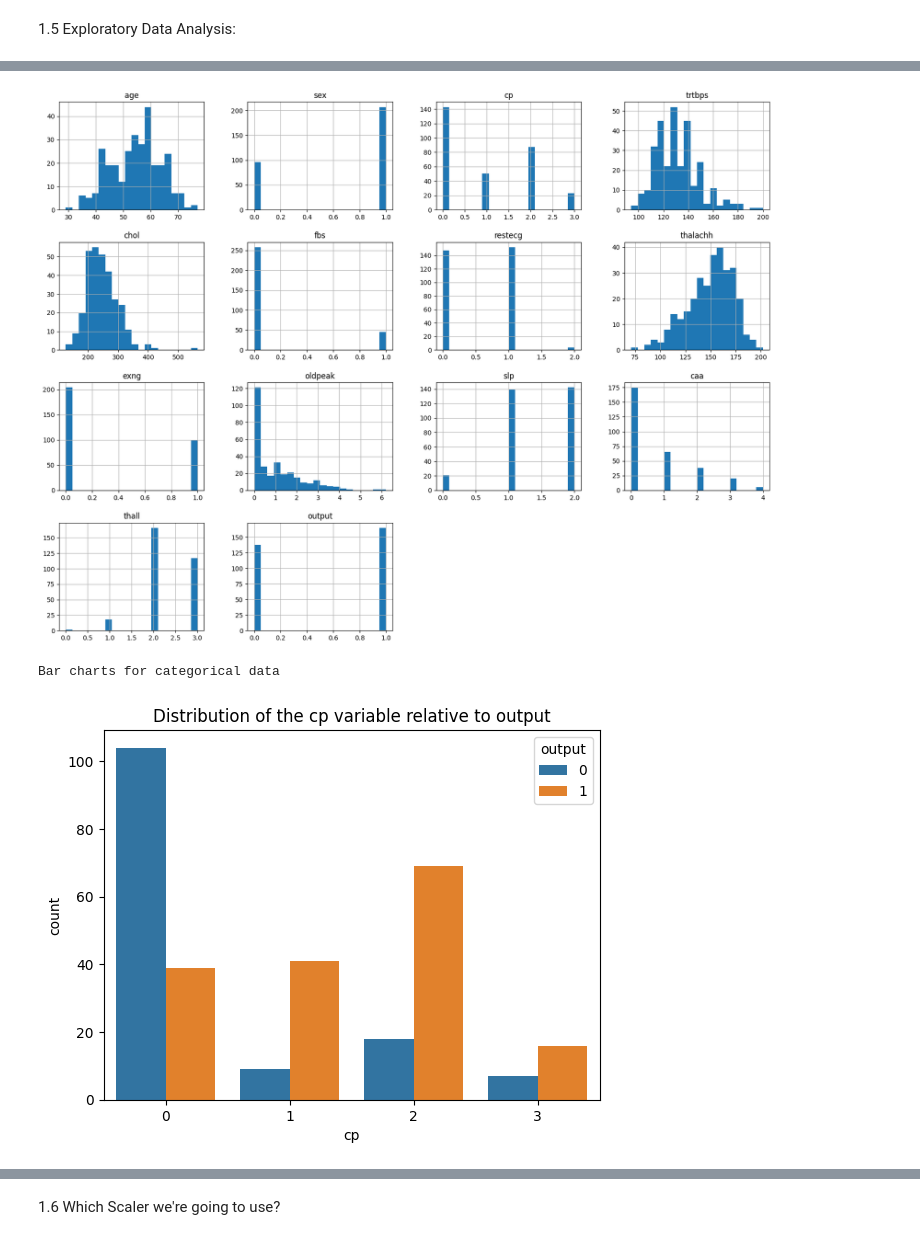
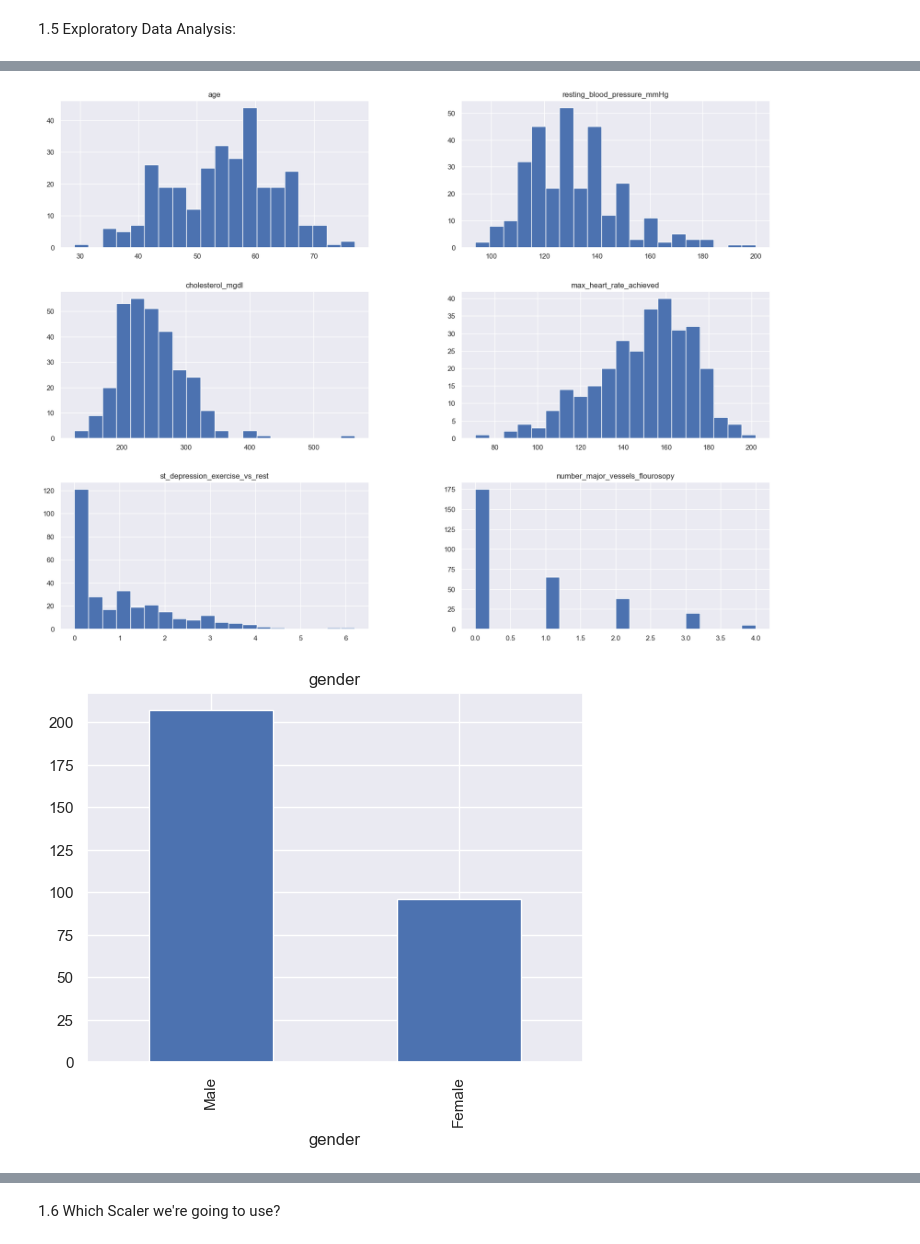
Before and after one commit to walachowska/Heart_Attack_Predictions, a Jupyter notebook: Heart_attack_prediction.ipynb, the cells around one changed output, grey strips where cells are left out. Saved outputs shown, nothing was run; the diff lists cells and outputs as text; code cells hidden in the pictures.

Commit message:
Improved diagrams and code

```diff
--- a/Heart_attack_prediction.ipynb
+++ b/Heart_attack_prediction.ipynb
@@ -94,30 +101,53 @@ oldpeak - ST depression induced by exercise relative to rest
 # %% [markdown]
 1.5 Exploratory Data Analysis:
 # %%
+df_copy = df.copy()
+df_copy.columns = [
+    'age',
+    'gender',
+    'chest_pain_type',
+    'resting_blood_pressure_mmHg',
+    'cholesterol_mgdl',
+    'fasting_blood_sugar_above_120mgdl',
+    'resting_ecg_results',
+    'max_heart_rate_achieved',
+    'exercise_induced_angina',
+    'st_depression_exercise_vs_rest',
+    'exercise_st_segment_slope',
+    'number_major_vessels_flourosopy',
+    'thalassemia',
+    'heart_disease'
+]
+
+df_copy['gender'] = df_copy['gender'].map({1: 'Male', 0: 'Female'})
+df_copy['chest_pain_type'] = df_copy['chest_pain_type'].map({1: 'Typical Angina', 2: 'Atypical Angina', 3: 'Non-Anginal Pain', 4: 'Asymptomatic'})
+df_copy['fasting_blood_sugar_above_120mgdl'] = df_copy['fasting_blood_sugar_above_120mgdl'].map({1: True, 0: False})
+df_copy['resting_ecg_results'] = df_copy['resting_ecg_results'].map({0: 'Normal', 1: 'ST-T Wave Abnormality', 2: 'Probable/Definite Left Ventricular Hypertrophy'})
+df_copy['exercise_induced_angina'] = df_copy['exercise_induced_angina'].map({1: 'Yes', 0: 'No'})
+df_copy['exercise_st_segment_slope'] = df_copy['exercise_st_segment_slope'].map({1: 'Upsloping', 2: 'Flat', 3: 'Downsloping'})
+df_copy['thalassemia'] = df_copy['thalassemia'].map({3: 'Normal', 6: 'Fixed Defect', 7: 'Reversible Defect'})
+df_copy['heart_disease'] = df_copy['heart_disease'].map({0: 'No', 1: 'Yes'})
+
 print('Descriptive statistics')
-print(df.describe())
-print('Histograms for numerical data')
-df.hist(bins=20, figsize=(20, 15))
+display(df_copy.describe())
+
+df_copy.hist(bins=20, figsize=(20, 15))
 plt.show()
 
-print('Bar charts for categorical data')
-categorical_columns = df.select_dtypes(include=['object']).columns
+categorical_columns = df_copy.select_dtypes(include=['object']).columns
 for col in categorical_columns:
-    df[col].value_counts().plot(kind='bar')
+    df_copy[col].value_counts().plot(kind='bar')
     plt.title(col)
     plt.show()
 
-# Example for categorical variable 'cp' and target variable 'output'
-sns.countplot(x='cp', hue='output', data=df)
+# Example for categorical variable 'chest_pain_type' and target variable 'heart_disease'
+sns.countplot(x='chest_pain_type', hue='heart_disease', data=df_copy)
 plt.title('Distribution of the cp variable relative to output')
 plt.show()
 
-fig=px.histogram(df,
-                 x="output",
-                 color="sex",
-                 hover_data=df.columns,
-                 title="Distribution of Heart Diseases",
-                 barmode="group")
-fig.show()
+plt.figure(figsize=(10, 6))
+sns.countplot(x='heart_disease', hue='gender', data=df_copy)
+plt.title('Distribution of Heart Disease by Gender')
+plt.show()
 # %% [output]
 Descriptive statistics
@@ -140,3 +163,2 @@ Histograms for numerical data
-[figure, old version]
+[figure, new version]
-Bar charts for categorical data
-[figure, old version]
+[figure, new version]
```
Also changed, not shown: parts of 23 cells of this notebook, 1 other file.
